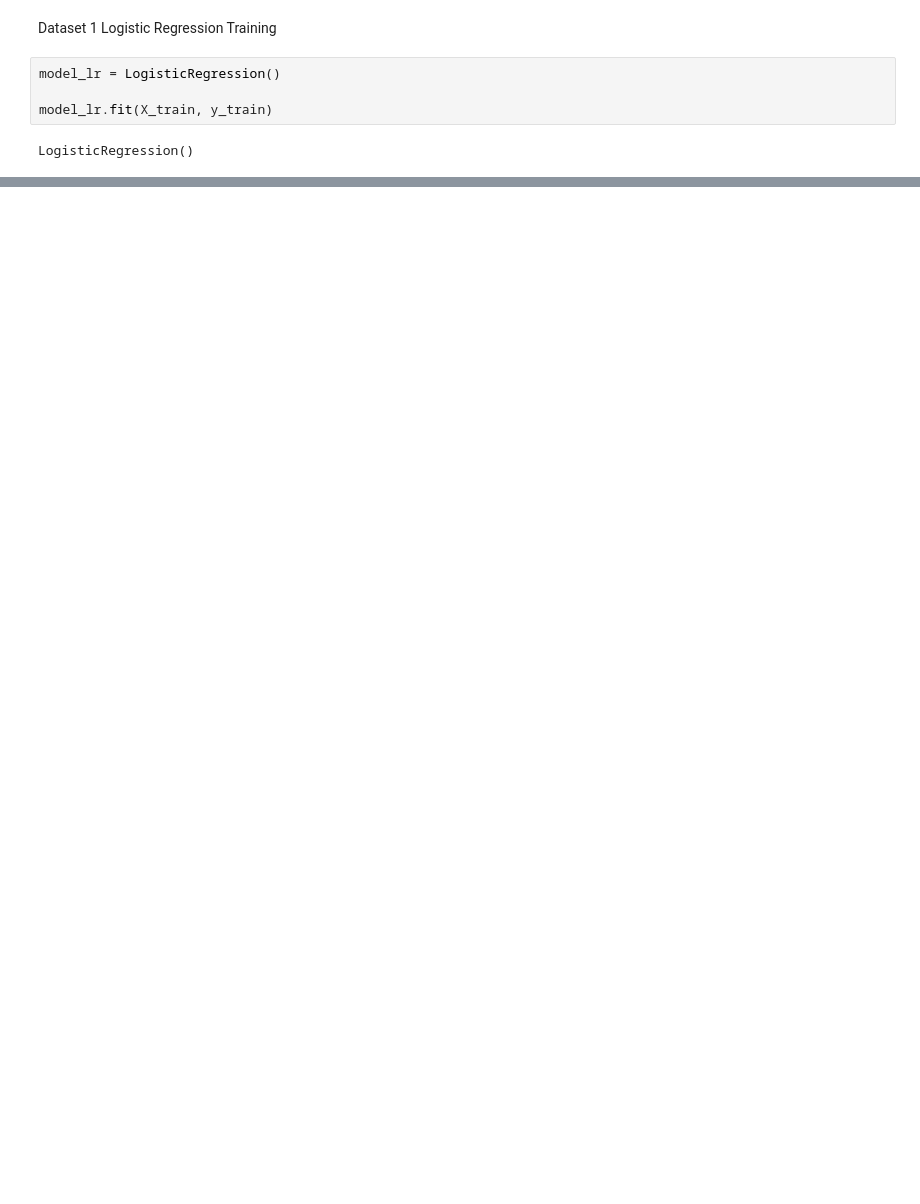
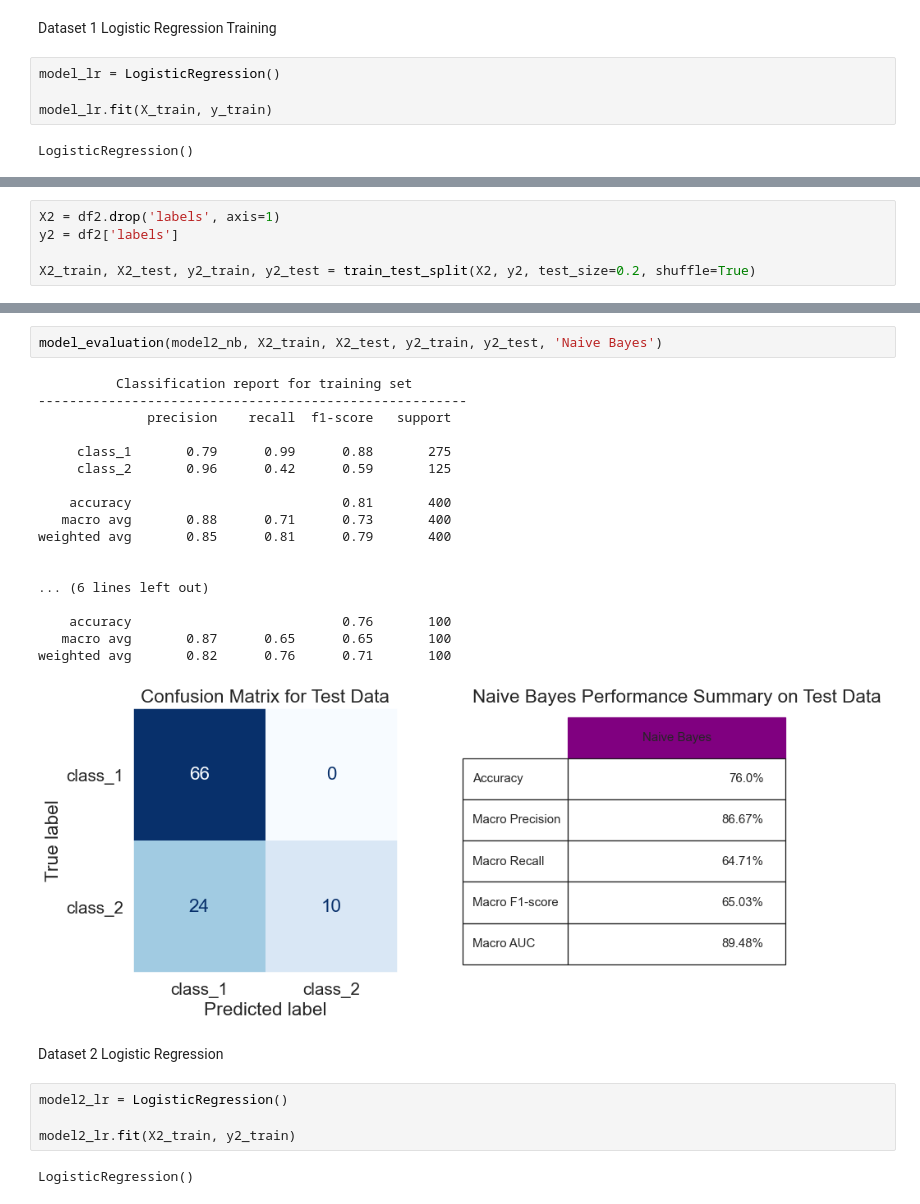
Before and after one commit to EzicStar/ml_interview_problem, a Jupyter notebook: solution.ipynb, the cells around one changed output, grey strips where cells are left out. Drawn from its saved outputs; the diff is of its cells as text; blank space fills up the shorter version.

```diff
--- a/solution.ipynb
+++ b/solution.ipynb
@@ -180,0 +199,5 @@ weighted avg       0.99      0.99      0.99       100
+# %%
+X2 = df2.drop('labels', axis=1)
+y2 = df2['labels']
+
+X2_train, X2_test, y2_train, y2_test = train_test_split(X2, y2, test_size=0.2, shuffle=True)
@@ -180,0 +252,29 @@ weighted avg       0.99      0.99      0.99       100
+# %%
+model_evaluation(model2_nb, X2_train, X2_test, y2_train, y2_test, 'Naive Bayes')
+# %% [output]
+          Classification report for training set
+-------------------------------------------------------
+              precision    recall  f1-score   support
+
+     class_1       0.79      0.99      0.88       275
+     class_2       0.96      0.42      0.59       125
+
+    accuracy                           0.81       400
+   macro avg       0.88      0.71      0.73       400
+weighted avg       0.85      0.81      0.79       400
+
+
+... (6 lines left out)
+
+    accuracy                           0.76       100
+   macro avg       0.87      0.65      0.65       100
+weighted avg       0.82      0.76      0.71       100
+[figure, added]
+# %% [markdown]
+Dataset 2 Logistic Regression
+# %%
+model2_lr = LogisticRegression()
+
+model2_lr.fit(X2_train, y2_train)
+# %% [output]
+LogisticRegression()
```
Also changed, not shown: parts of 24 cells of this notebook.
